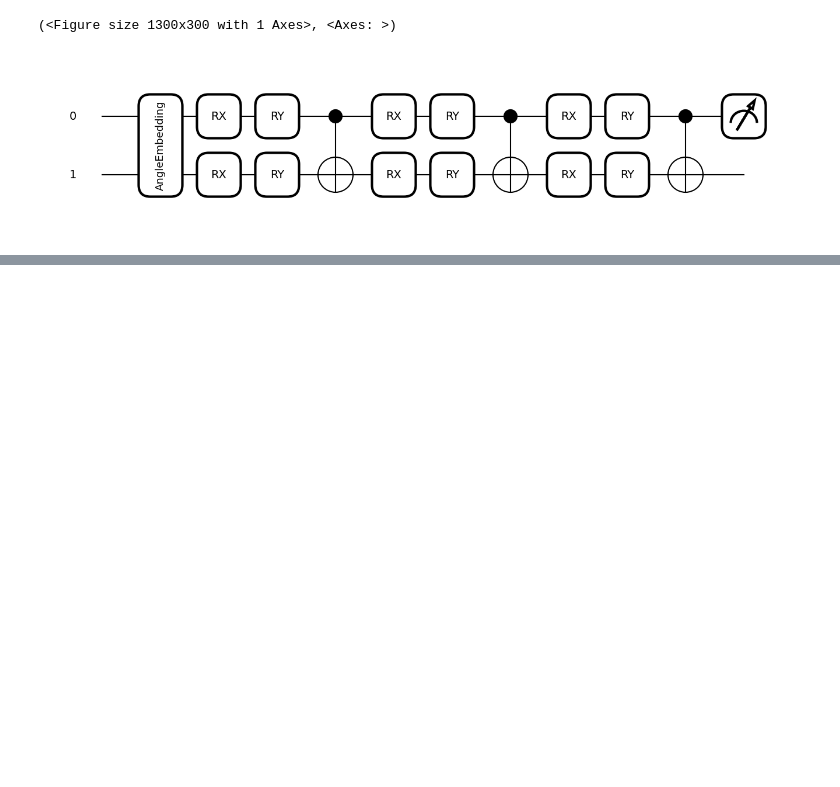
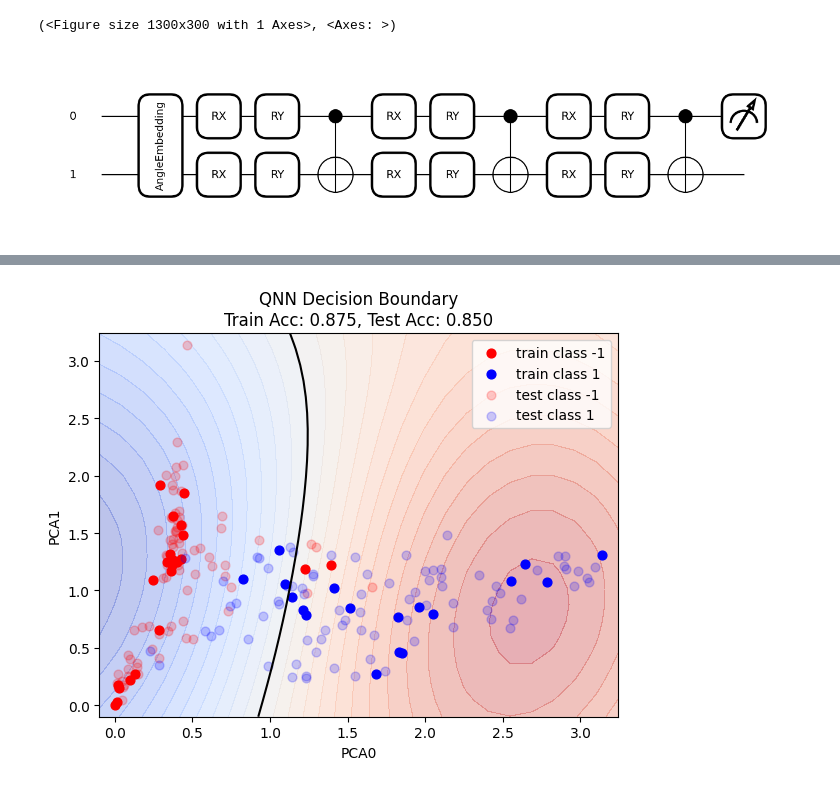
Before and after one commit to delilbasic/hdcrs-school-2026, a Jupyter notebook: Hands-on Session 4 - Hybrid Quantum-Classical Neural Networks for Earth Observation.ipynb, the cells around one changed output, grey strips where cells are left out. Saved outputs shown, nothing was run; the diff lists cells and outputs as text; code cells hidden in the pictures; blank space fills up the shorter version.

```diff
--- a/Hands-on Session 4 - Hybrid Quantum-Classical Neural Networks for Earth Observation.ipynb
+++ b/Hands-on Session 4 - Hybrid Quantum-Classical Neural Networks for Earth Observation.ipynb
@@ -293,0 +372,88 @@ Final test  accuracy: 0.787
+# %%
+# Plot decision boundary for QNN with the style you specified
+def plot_qnn_decision_boundary(params, x_train, y_train, x_test, y_test,
+                               train_acc=None, test_acc=None,
+                               save_path=None, title="QNN Decision Boundary"):
+    """
+    Plot QNN decision boundary matching the quantum kernel style.
+    """
+    # Prepare data
+    x_train = onp.array(x_train)
+    x_test = onp.array(x_test)
+    y_train = onp.array(y_train)
+    y_test = onp.array(y_test)
+
+    # Define grid boundaries based on all data
+    x_all = onp.vstack([x_train, x_test])
+    x0_min, x0_max = x_all[:, 0].min() - 0.1, x_all[:, 0].max() + 0.1
+    x1_min, x1_max = x_all[:, 1].min() - 0.1, x_all[:, 1].max() + 0.1
+
+    # Create grid
+    grid_size = 25  # Same as your quantum kernel example
+    xx, yy = onp.meshgrid(
+        onp.linspace(x0_min, x0_max, grid_size),
+        onp.linspace(x1_min, x1_max, grid_size),
+    )
+    grid_points = onp.c_[xx.ravel(), yy.ravel()]
+
+    # Compute scores for QNN (expectation values - similar to decision function)
+    scores = []
+    for point in grid_points:
+        e = qnn(params, point)  # Your QNN function
+        scores.append(e)  # Use raw expectation value as score
+    scores = onp.array(scores).reshape(xx.shape)
+
+    # Create plot with same style as quantum kernel examples
+    fig, ax = plt.subplots(figsize=(6, 5))
+
+    # Decision regions with coolwarm colormap
+    ax.contourf(xx, yy, scores, levels=30, cmap="coolwarm", alpha=0.35)
+
+    # Decision boundary (zero contour line)
+    ax.contour(xx, yy, scores, levels=[0], colors="k", linewidths=1.5)
+
+    # Training points
+    ax.scatter(
+        x_train[y_train == -1, 0], x_train[y_train == -1, 1],
+        color="red", marker="o", s=40, label="train class -1"
+    )
+    ax.scatter(
+        x_train[y_train == 1, 0], x_train[y_train == 1, 1],
+        color="blue", marker="o", s=40, label="train class 1"
+    )
+
+    # Test points
+    ax.scatter(
+        x_test[y_test == -1, 0], x_test[y_test == -1, 1],
+        color="red", marker="o", s=40, alpha=0.2, label="test class -1"
+    )
+    ax.scatter(
+        x_test[y_test == 1, 0], x_test[y_test == 1, 1],
+        color="blue", marker="o", s=40, alpha=0.2, label="test class 1"
+    )
+
+    # Add title with accuracy info
+    title_text = title
+    if train_acc is not None and test_acc is not None:
+        title_text += f"\nTrain Acc: {train_acc:.3f}, Test Acc: {test_acc:.3f}"
+    ax.set_title(title_text)
+
+    ax.set_xlabel("PCA0")
+    ax.set_ylabel("PCA1")
+    ax.legend(loc="best")
+
+    plt.tight_layout()
+
+    if save_path:
+        plt.savefig(save_path, dpi=150, bbox_inches='tight')
+
+    plt.show()
+
+# Plot the QNN decision boundary
+plot_qnn_decision_boundary(
+    params, x_train, y_train, x_test, y_test,
+    train_acc=train_acc, test_acc=test_acc,
+    save_path="qnn_decision_boundary.png"
+)
+# %% [output]
+[figure, added]
```
Also changed, not shown: parts of 4 cells of this notebook, 2 other files.
